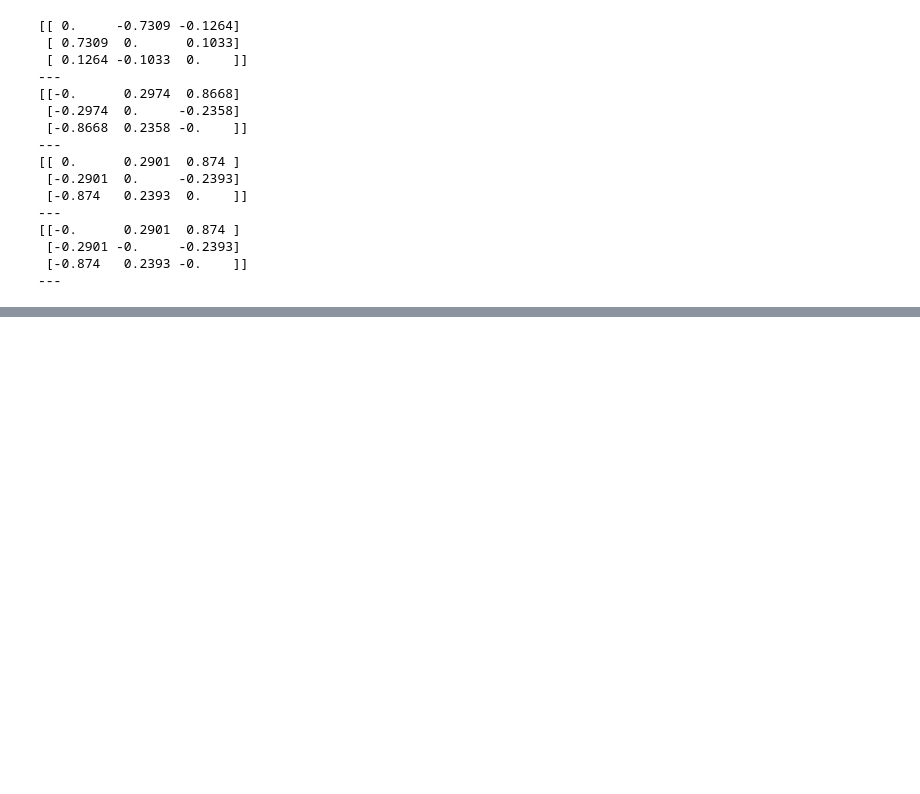
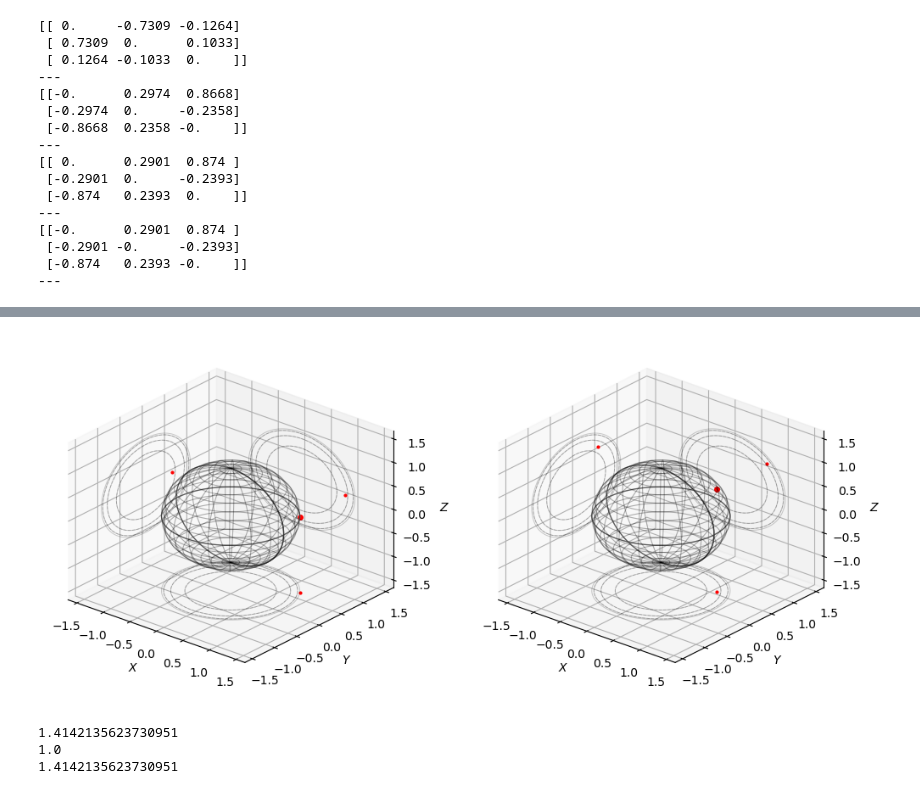
Before and after one commit to jesusBV20/source_seeking_3D, a Jupyter notebook: _test_notebook.ipynb, the cells around one changed output, grey strips where cells are left out. Saved outputs shown, nothing was run; the diff lists cells and outputs as text; code cells hidden in the pictures; blank space fills up the shorter version.

```diff
--- a/_test_notebook.ipynb
+++ b/_test_notebook.ipynb
@@ -194,0 +235,26 @@ No artists with labels found to put in legend.  Note that artists whose label st
+# %%
+R1 = rot_3d_matrix(psi, 0, 0)
+R2 = rot_3d_matrix(psi, theta, phi)
+
+fig  = plt.figure(figsize=(12,12))
+grid = plt.GridSpec(1, 2, hspace=0, wspace=0.2)
+
+ax1 = fig.add_subplot(grid[:, 0], projection='3d')
+ax2 = fig.add_subplot(grid[:, 1], projection='3d')
+
+# Plotting the 3D heading trajectory
+plot_heading_traj(R1, ax=ax1, lim=1.6)
+plot_heading_traj(R2, ax=ax2, lim=1.6)
+# %% [output]
+[figure, added]
+# %%
+w = np.array([0,0,1])
+w_hat = so3_hat(w)
+
+print(np.sqrt(np.trace(w_hat.T @ w_hat)))
+print(np.sqrt(np.dot(w,w)))
+print(np.sqrt(2*np.dot(w,w)))
+# %% [output]
+1.4142135623730951
+1.0
+1.4142135623730951
```
Also changed, not shown: parts of 5 cells of this notebook, 18 other files.
